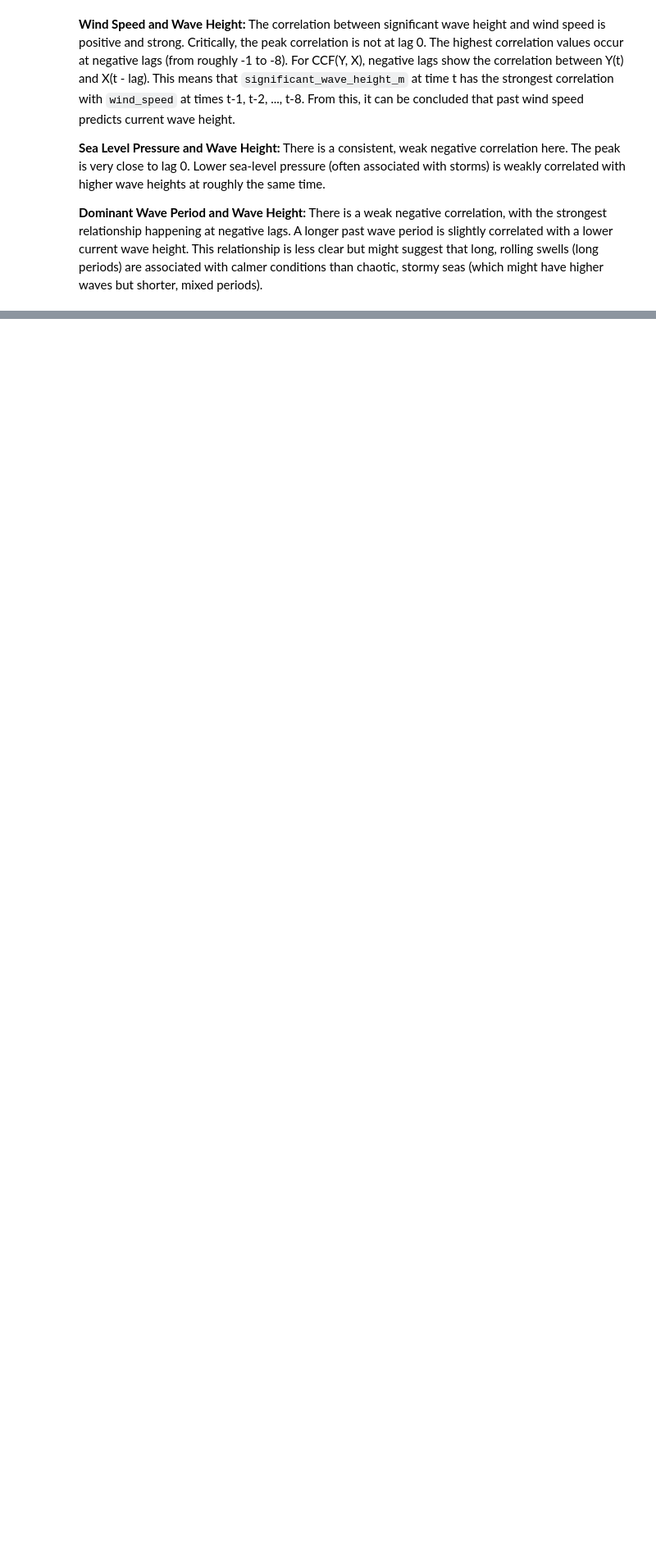
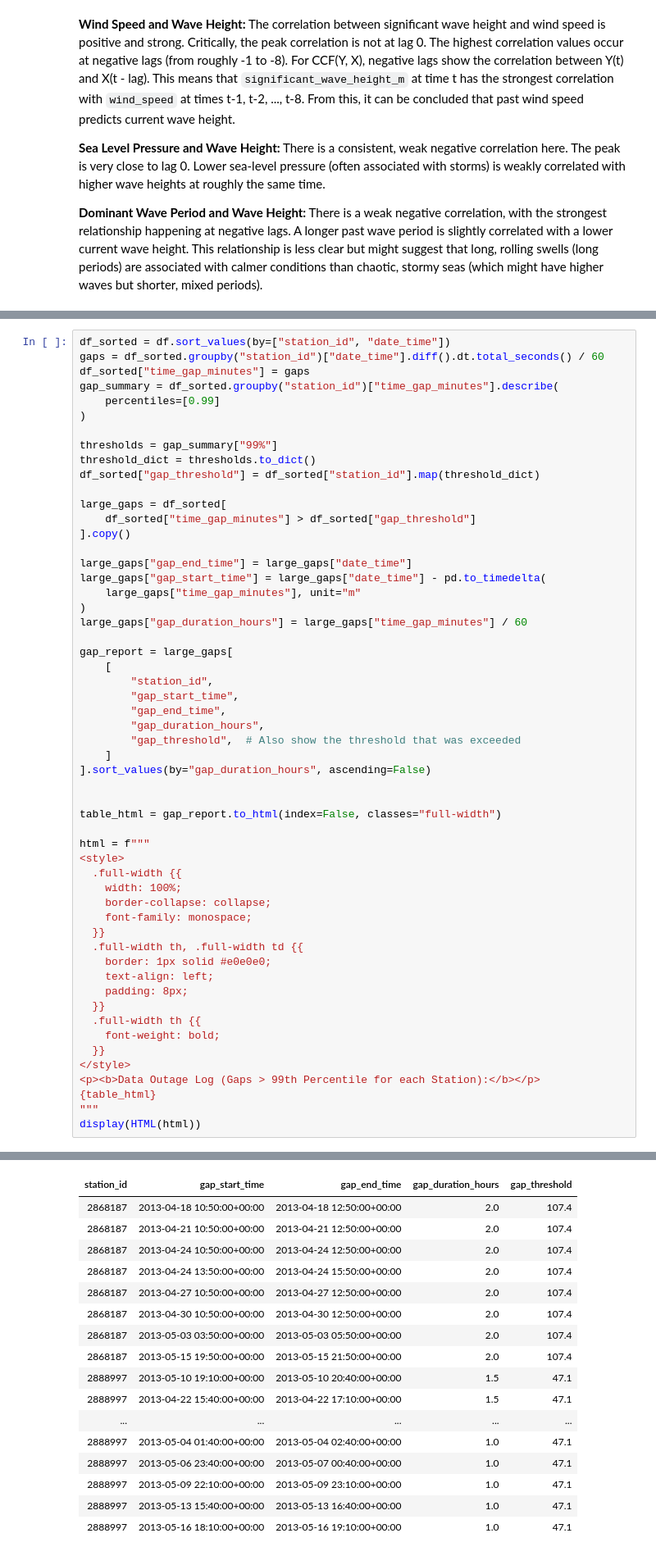
Before and after one commit to shama-llama/noaa-dataset-project, a Jupyter notebook: notebooks/dataset_description.ipynb, the cells around one changed output, grey strips where cells are left out. Shown at 82% size. Drawn from its saved outputs; the diff is of its cells as text; blank space fills up the shorter version.

```diff
--- a/notebooks/dataset_description.ipynb
+++ b/notebooks/dataset_description.ipynb
@@ -785,0 +841,56 @@ plt.show()
+# %%
+df_sorted = df.sort_values(by=["station_id", "date_time"])
+gaps = df_sorted.groupby("station_id")["date_time"].diff().dt.total_seconds() / 60
+df_sorted["time_gap_minutes"] = gaps
+gap_summary = df_sorted.groupby("station_id")["time_gap_minutes"].describe(
+    percentiles=[0.99]
+)
+
+thresholds = gap_summary["99%"]
+threshold_dict = thresholds.to_dict()
+df_sorted["gap_threshold"] = df_sorted["station_id"].map(threshold_dict)
+
+large_gaps = df_sorted[
+    df_sorted["time_gap_minutes"] > df_sorted["gap_threshold"]
+].copy()
+
+large_gaps["gap_end_time"] = large_gaps["date_time"]
+large_gaps["gap_start_time"] = large_gaps["date_time"] - pd.to_timedelta(
+    large_gaps["time_gap_minutes"], unit="m"
+)
+large_gaps["gap_duration_hours"] = large_gaps["time_gap_minutes"] / 60
+
+gap_report = large_gaps[
+    [
+        "station_id",
+        "gap_start_time",
+        "gap_end_time",
+        "gap_duration_hours",
+        "gap_threshold",  # Also show the threshold that was exceeded
+    ]
+].sort_values(by="gap_duration_hours", ascending=False)
+
+
+table_html = gap_report.to_html(index=False, classes="full-width")
+
+html = f"""
+<style>
+  .full-width {{
+    width: 100%;
+    border-collapse: collapse;
+    font-family: monospace;
+  }}
+  .full-width th, .full-width td {{
+    border: 1px solid #e0e0e0;
+    text-align: left;
+    padding: 8px;
+  }}
+  .full-width th {{
+    font-weight: bold;
+  }}
+</style>
+<p><b>Data Outage Log (Gaps > 99th Percentile for each Station):</b></p>
+{table_html}
+"""
+display(HTML(html))
+# %% [output]
@@ -785,0 +898,17 @@ plt.show()
+| station_id | gap_start_time | gap_end_time | gap_duration_hours | gap_threshold |
+| 2868187 | 2013-04-18 10:50:00+00:00 | 2013-04-18 12:50:00+00:00 | 2.0 | 107.4 |
+| 2868187 | 2013-04-21 10:50:00+00:00 | 2013-04-21 12:50:00+00:00 | 2.0 | 107.4 |
+| 2868187 | 2013-04-24 10:50:00+00:00 | 2013-04-24 12:50:00+00:00 | 2.0 | 107.4 |
+| 2868187 | 2013-04-24 13:50:00+00:00 | 2013-04-24 15:50:00+00:00 | 2.0 | 107.4 |
+| 2868187 | 2013-04-27 10:50:00+00:00 | 2013-04-27 12:50:00+00:00 | 2.0 | 107.4 |
+| 2868187 | 2013-04-30 10:50:00+00:00 | 2013-04-30 12:50:00+00:00 | 2.0 | 107.4 |
+| 2868187 | 2013-05-03 03:50:00+00:00 | 2013-05-03 05:50:00+00:00 | 2.0 | 107.4 |
+| 2868187 | 2013-05-15 19:50:00+00:00 | 2013-05-15 21:50:00+00:00 | 2.0 | 107.4 |
+| 2888997 | 2013-05-10 19:10:00+00:00 | 2013-05-10 20:40:00+00:00 | 1.5 | 47.1 |
+| 2888997 | 2013-04-22 15:40:00+00:00 | 2013-04-22 17:10:00+00:00 | 1.5 | 47.1 |
+| ... | ... | ... | ... | ... |
+| 2888997 | 2013-05-04 01:40:00+00:00 | 2013-05-04 02:40:00+00:00 | 1.0 | 47.1 |
+| 2888997 | 2013-05-06 23:40:00+00:00 | 2013-05-07 00:40:00+00:00 | 1.0 | 47.1 |
+| 2888997 | 2013-05-09 22:10:00+00:00 | 2013-05-09 23:10:00+00:00 | 1.0 | 47.1 |
+| 2888997 | 2013-05-13 15:40:00+00:00 | 2013-05-13 16:40:00+00:00 | 1.0 | 47.1 |
+| 2888997 | 2013-05-16 18:10:00+00:00 | 2013-05-16 19:10:00+00:00 | 1.0 | 47.1 |
```
Also changed, not shown: parts of 35 cells of this notebook.
